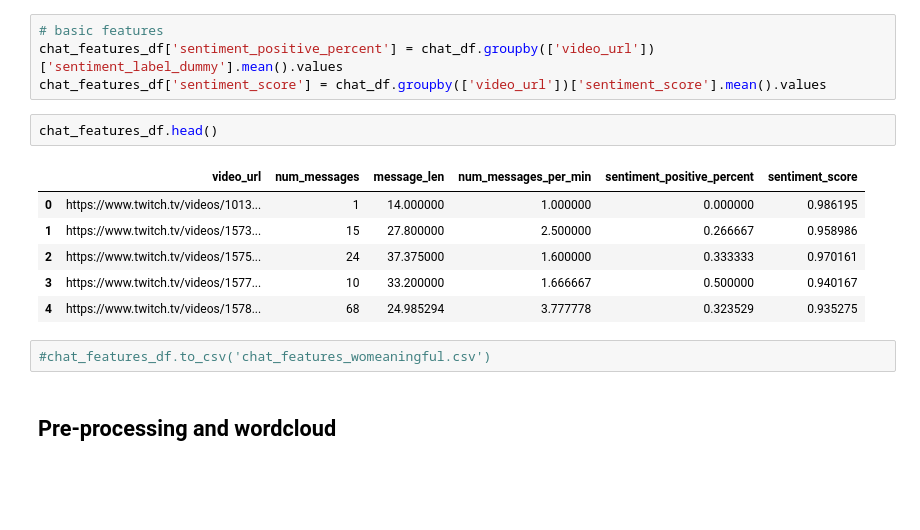
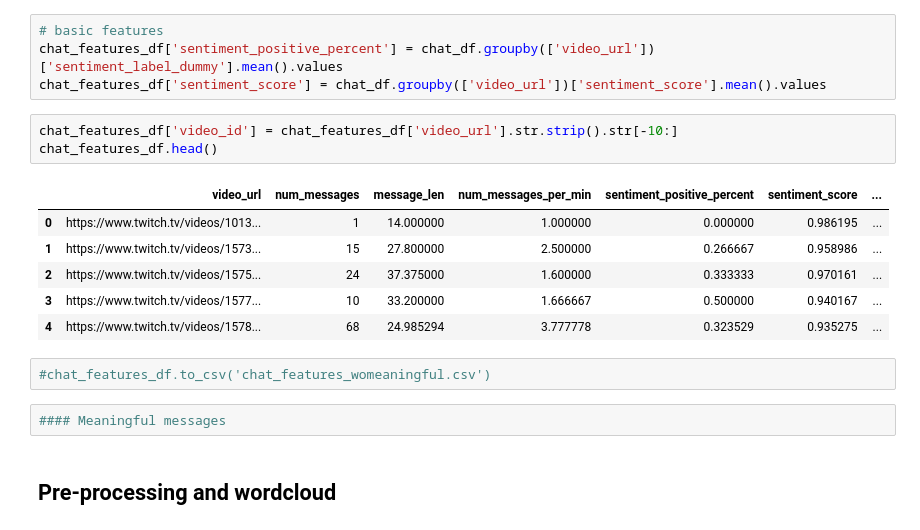
Before and after one commit to pearl-yu/twitch_project, a Jupyter notebook: independent_variable_chat_exploration.ipynb, the cells around one changed output. Drawn from its saved outputs; the diff is of its cells as text; blank space fills up the shorter version.

```diff
--- a/independent_variable_chat_exploration.ipynb
+++ b/independent_variable_chat_exploration.ipynb
@@ -172,17 +179,20 @@ chat_df['sentiment_label_dummy']= np.where(chat_df['sentiment_label'] == 'POSITI
 # basic features
 chat_features_df['sentiment_positive_percent'] = chat_df.groupby(['video_url'])['sentiment_label_dummy'].mean().values
 chat_features_df['sentiment_score'] = chat_df.groupby(['video_url'])['sentiment_score'].mean().values
-# %%
-chat_features_df.head()
-# %% [output]
-|  | video_url | num_messages | message_len | num_messages_per_min | sentiment_positive_percent | sentiment_score |
-| 0 | https://www.twitch.tv/videos/1013... | 1 | 14.000000 | 1.000000 | 0.000000 | 0.986195 |
-| 1 | https://www.twitch.tv/videos/1573... | 15 | 27.800000 | 2.500000 | 0.266667 | 0.958986 |
-| 2 | https://www.twitch.tv/videos/1575... | 24 | 37.375000 | 1.600000 | 0.333333 | 0.970161 |
-| 3 | https://www.twitch.tv/videos/1577... | 10 | 33.200000 | 1.666667 | 0.500000 | 0.940167 |
-| 4 | https://www.twitch.tv/videos/1578... | 68 | 24.985294 | 3.777778 | 0.323529 | 0.935275 |
+# %%
+chat_features_df['video_id'] = chat_features_df['video_url'].str.strip().str[-10:]
+chat_features_df.head()
+# %% [output]
+|  | video_url | num_messages | message_len | num_messages_per_min | sentiment_positive_percent | sentiment_score | ... |
+| 0 | https://www.twitch.tv/videos/1013... | 1 | 14.000000 | 1.000000 | 0.000000 | 0.986195 | ... |
+| 1 | https://www.twitch.tv/videos/1573... | 15 | 27.800000 | 2.500000 | 0.266667 | 0.958986 | ... |
+| 2 | https://www.twitch.tv/videos/1575... | 24 | 37.375000 | 1.600000 | 0.333333 | 0.970161 | ... |
+| 3 | https://www.twitch.tv/videos/1577... | 10 | 33.200000 | 1.666667 | 0.500000 | 0.940167 | ... |
+| 4 | https://www.twitch.tv/videos/1578... | 68 | 24.985294 | 3.777778 | 0.323529 | 0.935275 | ... |
 # %%
 #chat_features_df.to_csv('chat_features_womeaningful.csv')
+# %%
+#### Meaningful messages
 # %% [markdown]
 ## Pre-processing and wordcloud
 # %%
```
Also changed, not shown: parts of 18 cells of this notebook.
